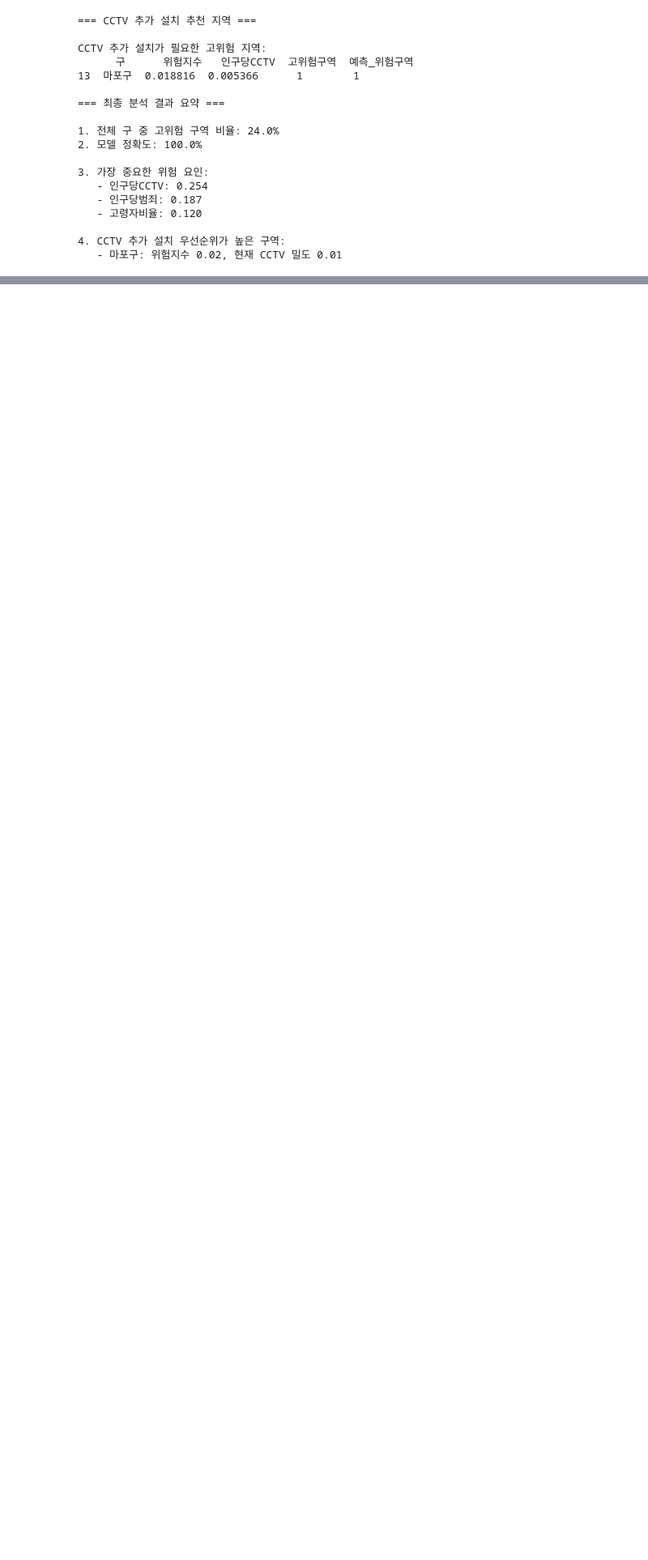
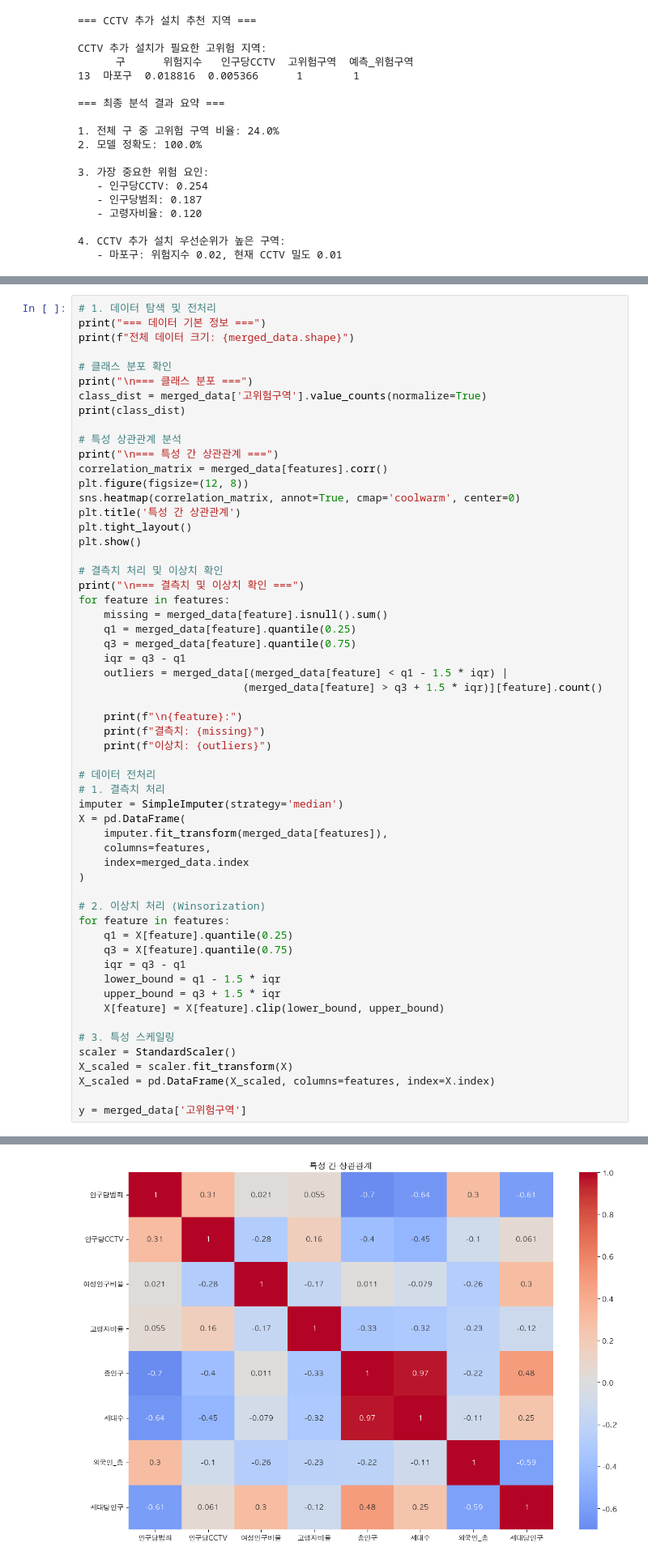
Before and after one commit to Gwangya-Data-Analysi-data/safety_sim, a Jupyter notebook: EDA/location-data-eda/location-data-eda.ipynb, the cells around one changed output, grey strips where cells are left out. Shown at 81% size. Drawn from its saved outputs; the diff is of its cells as text; blank space fills up the shorter version.

```diff
--- a/EDA/location-data-eda/location-data-eda.ipynb
+++ b/EDA/location-data-eda/location-data-eda.ipynb
@@ -557,0 +1627,58 @@ CCTV 추가 설치가 필요한 고위험 지역:
+# %%
+# 1. 데이터 탐색 및 전처리
+print("=== 데이터 기본 정보 ===")
+print(f"전체 데이터 크기: {merged_data.shape}")
+
+# 클래스 분포 확인
+print("\n=== 클래스 분포 ===")
+class_dist = merged_data['고위험구역'].value_counts(normalize=True)
+print(class_dist)
+
+# 특성 상관관계 분석
+print("\n=== 특성 간 상관관계 ===")
+correlation_matrix = merged_data[features].corr()
+plt.figure(figsize=(12, 8))
+sns.heatmap(correlation_matrix, annot=True, cmap='coolwarm', center=0)
+plt.title('특성 간 상관관계')
+plt.tight_layout()
+plt.show()
+
+# 결측치 처리 및 이상치 확인
+print("\n=== 결측치 및 이상치 확인 ===")
+for feature in features:
+    missing = merged_data[feature].isnull().sum()
+    q1 = merged_data[feature].quantile(0.25)
+    q3 = merged_data[feature].quantile(0.75)
+    iqr = q3 - q1
+    outliers = merged_data[(merged_data[feature] < q1 - 1.5 * iqr) |
+                          (merged_data[feature] > q3 + 1.5 * iqr)][feature].count()
+
+    print(f"\n{feature}:")
+    print(f"결측치: {missing}")
+    print(f"이상치: {outliers}")
+
+# 데이터 전처리
+# 1. 결측치 처리
+imputer = SimpleImputer(strategy='median')
+X = pd.DataFrame(
+    imputer.fit_transform(merged_data[features]),
+    columns=features,
+    index=merged_data.index
+)
+
+# 2. 이상치 처리 (Winsorization)
+for feature in features:
+    q1 = X[feature].quantile(0.25)
+    q3 = X[feature].quantile(0.75)
+    iqr = q3 - q1
+    lower_bound = q1 - 1.5 * iqr
+    upper_bound = q3 + 1.5 * iqr
+    X[feature] = X[feature].clip(lower_bound, upper_bound)
+
+# 3. 특성 스케일링
+scaler = StandardScaler()
+X_scaled = scaler.fit_transform(X)
+X_scaled = pd.DataFrame(X_scaled, columns=features, index=X.index)
+
+y = merged_data['고위험구역']
+# %% [output]
@@ -557,0 +1695 @@ CCTV 추가 설치가 필요한 고위험 지역:
+[figure, added]
```
Also changed, not shown: parts of 28 cells of this notebook.
